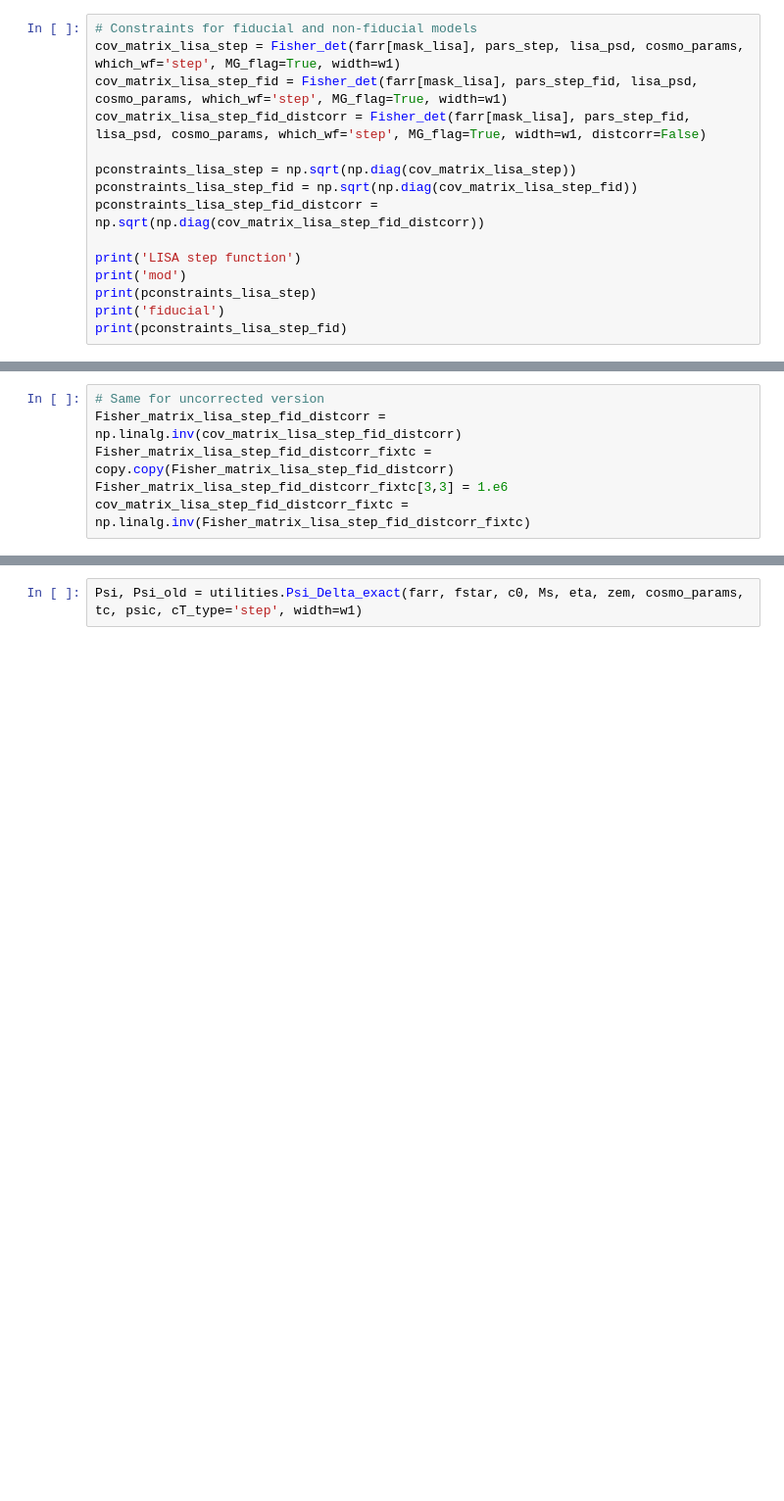
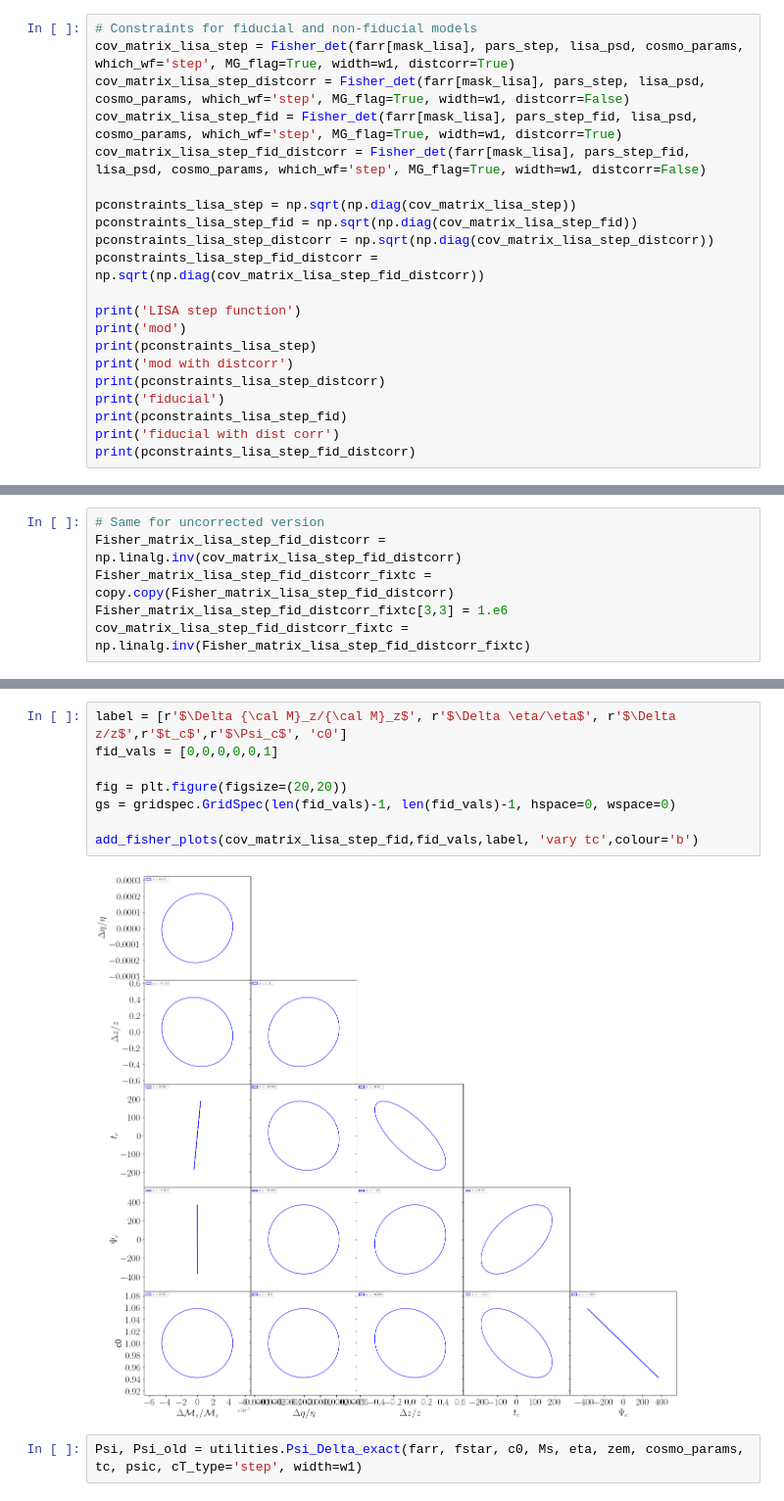
Before and after one commit to AnChenPhys/multiband_MG, a Jupyter notebook: code/multiband_MG_simple.ipynb, the cells around one changed output, grey strips where cells are left out. Shown: that part at 98% size. Drawn from its saved outputs; the diff is of its cells as text; blank space fills up the shorter version.

Commit message:
Plotting bug fixed

```diff
--- a/code/multiband_MG_simple.ipynb
+++ b/code/multiband_MG_simple.ipynb
@@ -330,17 +331,23 @@ LISA SNR, mod and fiducial
 11.441574186202779 3.4325164438438254
 # %%
 # Constraints for fiducial and non-fiducial models
-cov_matrix_lisa_step = Fisher_det(farr[mask_lisa], pars_step, lisa_psd, cosmo_params, which_wf='step', MG_flag=True, width=w1)
-cov_matrix_lisa_step_fid = Fisher_det(farr[mask_lisa], pars_step_fid, lisa_psd, cosmo_params, which_wf='step', MG_flag=True, width=w1)
+cov_matrix_lisa_step = Fisher_det(farr[mask_lisa], pars_step, lisa_psd, cosmo_params, which_wf='step', MG_flag=True, width=w1, distcorr=True)
+cov_matrix_lisa_step_distcorr = Fisher_det(farr[mask_lisa], pars_step, lisa_psd, cosmo_params, which_wf='step', MG_flag=True, width=w1, distcorr=False)
+cov_matrix_lisa_step_fid = Fisher_det(farr[mask_lisa], pars_step_fid, lisa_psd, cosmo_params, which_wf='step', MG_flag=True, width=w1, distcorr=True)
 cov_matrix_lisa_step_fid_distcorr = Fisher_det(farr[mask_lisa], pars_step_fid, lisa_psd, cosmo_params, which_wf='step', MG_flag=True, width=w1, distcorr=False)
 
 pconstraints_lisa_step = np.sqrt(np.diag(cov_matrix_lisa_step))
 pconstraints_lisa_step_fid = np.sqrt(np.diag(cov_matrix_lisa_step_fid))
+pconstraints_lisa_step_distcorr = np.sqrt(np.diag(cov_matrix_lisa_step_distcorr))
 pconstraints_lisa_step_fid_distcorr = np.sqrt(np.diag(cov_matrix_lisa_step_fid_distcorr))
 
 print('LISA step function')
 print('mod')
 print(pconstraints_lisa_step)
+print('mod with distcorr')
+print(pconstraints_lisa_step_distcorr)
 print('fiducial')
 print(pconstraints_lisa_step_fid)
+print('fiducial with dist corr')
+print(pconstraints_lisa_step_fid_distcorr)
 # %% [output]
@@ -379,6 +423,16 @@ add_fisher_plots(cov_matrix_lisa_step_fid,fid_vals,label, 'vary tc',colour='b')
 add_fisher_plots(cov_matrix_lisa_step_fid_distcorr_fixtc,fid_vals,label, 'fix tc no dist',colour='r')
 # %% [output]
 [figure]
+# %%
+label = [r'$\Delta {\cal M}_z/{\cal M}_z$', r'$\Delta \eta/\eta$', r'$\Delta z/z$',r'$t_c$',r'$\Psi_c$', 'c0']
+fid_vals = [0,0,0,0,0,1]
+
+fig = plt.figure(figsize=(20,20))
+gs = gridspec.GridSpec(len(fid_vals)-1, len(fid_vals)-1, hspace=0, wspace=0)
+
+add_fisher_plots(cov_matrix_lisa_step_fid,fid_vals,label, 'vary tc',colour='b')
+# %% [output]
+[figure, added]
 # %%
 Psi, Psi_old = utilities.Psi_Delta_exact(farr, fstar, c0, Ms, eta, zem, cosmo_params, tc, psic, cT_type='step', width=w1)
 # %%
```
Also changed, not shown: parts of 7 cells of this notebook.
